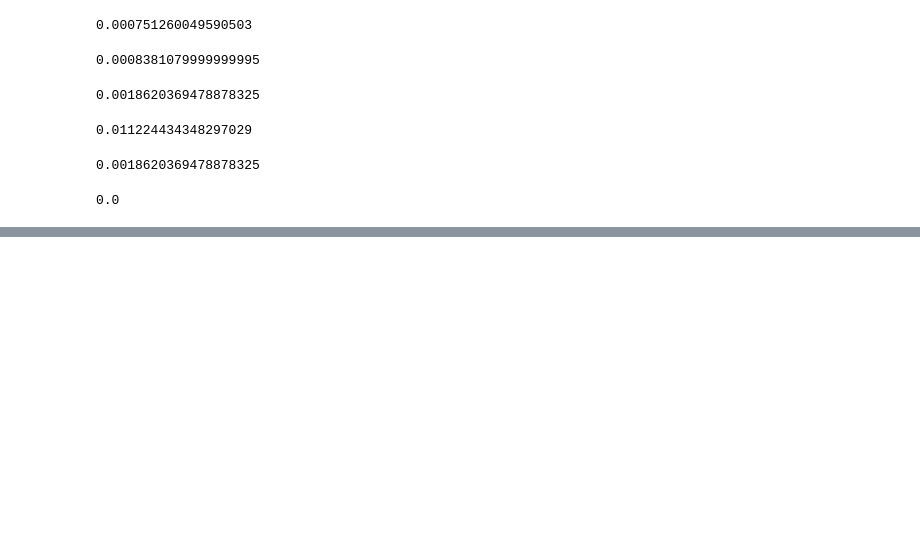
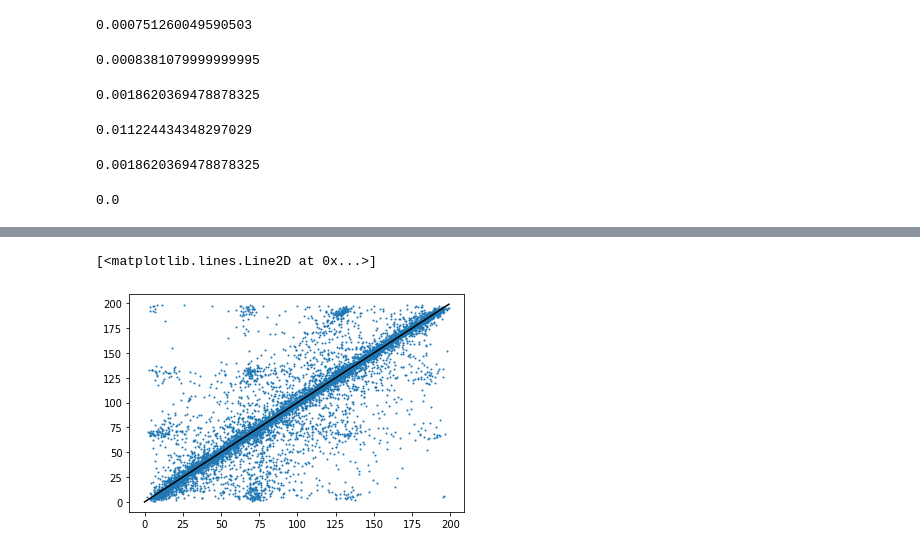
Before and after one commit to booste/andi_for_organizers, a Jupyter notebook: comparing_submissions.ipynb, the cells around one changed output, grey strips where cells are left out. Cells and saved outputs as stored; diff of their text form; code cells hidden in the pictures; blank space fills up the shorter version.

```diff
--- a/comparing_submissions.ipynb
+++ b/comparing_submissions.ipynb
@@ -221,0 +341,19 @@ np.mean(np.abs(sub0_task1_mod-sub0_task1_mod))
+# %%
+ddd=2
+sub0_task3_mod= np.asarray(sub0_task3[ddd])
+
+sub1_task3_mod= np.asarray(sub1_task3[ddd])
+
+
+sub2_task3_mod= np.asarray(sub2_task3[ddd])
+
+sub3_task3_mod= np.asarray(sub3_task3[ddd])
+
+sub4_task3_mod= np.asarray(sub4_task3[ddd])
+
+sub5_task3_mod= np.asarray(sub5_task3[ddd])
+
+sub_jolly_task3_mod= np.asarray(sub_jolly_task3[ddd])
+
+
+sub_final_task3_mod= np.asarray(sub_final_task3[ddd])
@@ -221,0 +386,7 @@ np.mean(np.abs(sub0_task1_mod-sub0_task1_mod))
+# %%
+predin=0
+plt.scatter(sub5_task3_mod[:,predin],sub_final_task3_mod[:,predin],s=1)
+plt.plot(np.arange(200),np.arange(200),color='k')
+# %% [output]
+[<matplotlib.lines.Line2D at 0x...>]
+[figure, added]
```
Also changed, not shown: parts of 21 cells of this notebook, 13 other files.
